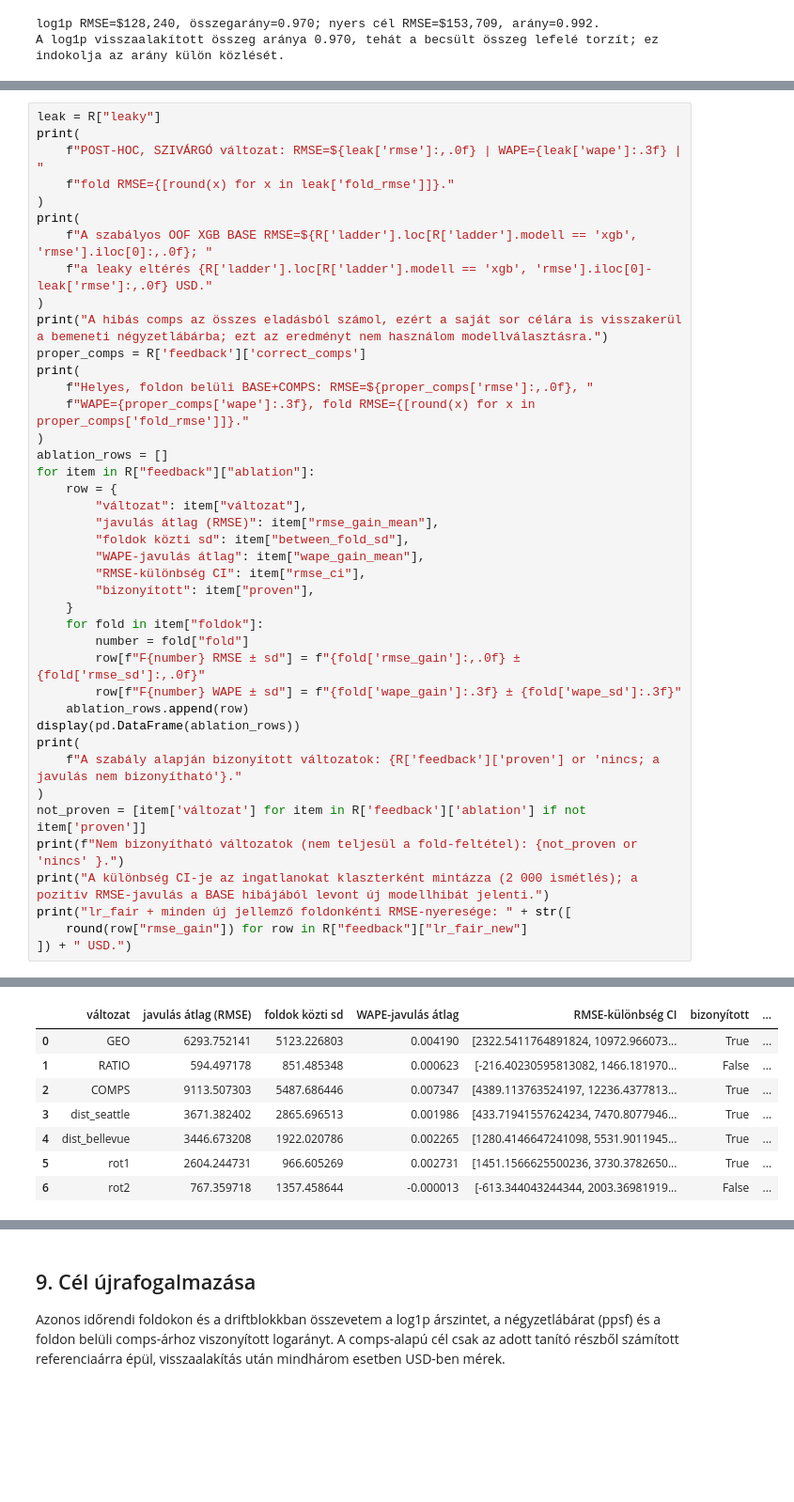
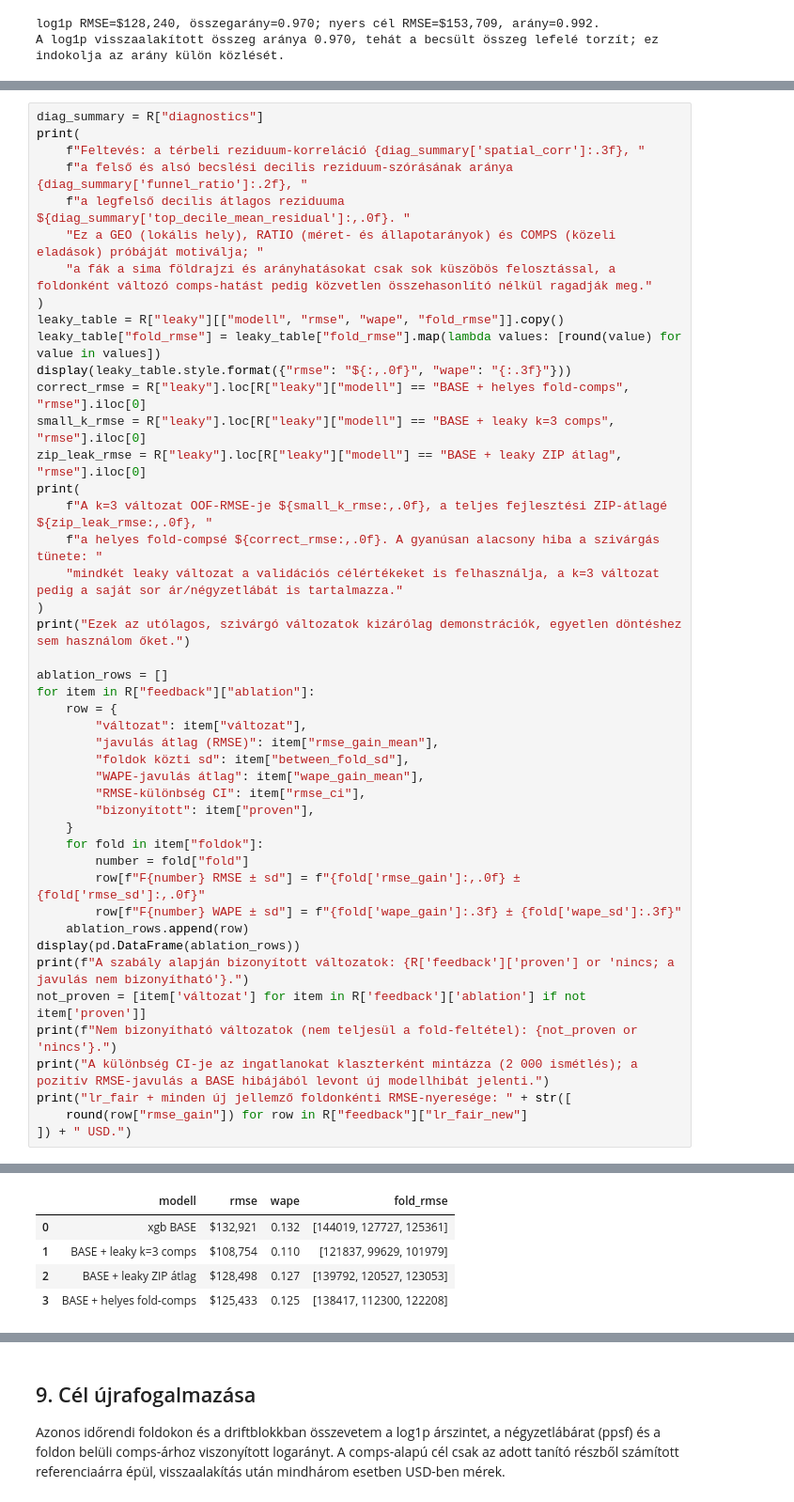
Before and after one commit to bakose23/Bakos-Eszter---data-science-kurzus, a Jupyter notebook: lesson 5/homework.ipynb, the cells around one changed output, grey strips where cells are left out. Shown at 94% size. Drawn from its saved outputs; the diff is of its cells as text; blank space fills up the shorter version.

Commit message:
Fix lesson 5 notebook diagnostics and comparisons
Co-authored-by: Copilot <223556219+Copilot@users.noreply.github.com>

```diff
--- a/lesson 5/homework.ipynb
+++ b/lesson 5/homework.ipynb
@@ -270,19 +323,25 @@ Ezután a GEO, RATIO és COMPS blokkokat, valamint a `dist_seattle`, `dist_belle
 # %%
-leak = R["leaky"]
+diag_summary = R["diagnostics"]
 print(
-    f"POST-HOC, SZIVÁRGÓ változat: RMSE=${leak['rmse']:,.0f} | WAPE={leak['wape']:.3f} | "
-    f"fold RMSE={[round(x) for x in leak['fold_rmse']]}."
+    f"Feltevés: a térbeli reziduum-korreláció {diag_summary['spatial_corr']:.3f}, "
+    f"a felső és alsó becslési decilis reziduum-szórásának aránya {diag_summary['funnel_ratio']:.2f}, "
+    f"a legfelső decilis átlagos reziduuma ${diag_summary['top_decile_mean_residual']:,.0f}. "
+    "Ez a GEO (lokális hely), RATIO (méret- és állapotarányok) és COMPS (közeli eladások) próbáját motiválja; "
+    "a fák a sima földrajzi és arányhatásokat csak sok küszöbös felosztással, a foldonként változó comps-hatást pedig közvetlen összehasonlító nélkül ragadják meg."
 )
+leaky_table = R["leaky"][["modell", "rmse", "wape", "fold_rmse"]].copy()
+leaky_table["fold_rmse"] = leaky_table["fold_rmse"].map(lambda values: [round(value) for value in values])
+display(leaky_table.style.format({"rmse": "${:,.0f}", "wape": "{:.3f}"}))
+correct_rmse = R["leaky"].loc[R["leaky"]["modell"] == "BASE + helyes fold-comps", "rmse"].iloc[0]
+small_k_rmse = R["leaky"].loc[R["leaky"]["modell"] == "BASE + leaky k=3 comps", "rmse"].iloc[0]
+zip_leak_rmse = R["leaky"].loc[R["leaky"]["modell"] == "BASE + leaky ZIP átlag", "rmse"].iloc[0]
 print(
-    f"A szabályos OOF XGB BASE RMSE=${R['ladder'].loc[R['ladder'].modell == 'xgb', 'rmse'].iloc[0]:,.0f}; "
-    f"a leaky eltérés {R['ladder'].loc[R['ladder'].modell == 'xgb', 'rmse'].iloc[0]-leak['rmse']:,.0f} USD."
+    f"A k=3 változat OOF-RMSE-je ${small_k_rmse:,.0f}, a teljes fejlesztési ZIP-átlagé ${zip_leak_rmse:,.0f}, "
+    f"a helyes fold-compsé ${correct_rmse:,.0f}. A gyanúsan alacsony hiba a szivárgás tünete: "
+    "mindkét leaky változat a validációs célértékeket is felhasználja, a k=3 változat pedig a saját sor ár/négyzetlábát is tartalmazza."
 )
-print("A hibás comps az összes eladásból számol, ezért a saját sor célára is visszakerül a bemeneti négyzetlábárba; ezt az eredményt nem használom modellválasztásra.")
-proper_comps = R['feedback']['correct_comps']
-print(
-    f"Helyes, foldon belüli BASE+COMPS: RMSE=${proper_comps['rmse']:,.0f}, "
-    f"WAPE={proper_comps['wape']:.3f}, fold RMSE={[round(x) for x in proper_comps['fold_rmse']]}."
-)
+print("Ezek az utólagos, szivárgó változatok kizárólag demonstrációk, egyetlen döntéshez sem használom őket.")
+
 ablation_rows = []
 for item in R["feedback"]["ablation"]:
     row = {
@@ -299,11 +358,9 @@ for item in R["feedback"]["ablation"]:
         row[f"F{number} WAPE ± sd"] = f"{fold['wape_gain']:.3f} ± {fold['wape_sd']:.3f}"
     ablation_rows.append(row)
 display(pd.DataFrame(ablation_rows))
-print(
-    f"A szabály alapján bizonyított változatok: {R['feedback']['proven'] or 'nincs; a javulás nem bizonyítható'}."
-)
+print(f"A szabály alapján bizonyított változatok: {R['feedback']['proven'] or 'nincs; a javulás nem bizonyítható'}.")
 not_proven = [item['változat'] for item in R['feedback']['ablation'] if not item['proven']]
-print(f"Nem bizonyítható változatok (nem teljesül a fold-feltétel): {not_proven or 'nincs' }.")
+print(f"Nem bizonyítható változatok (nem teljesül a fold-feltétel): {not_proven or 'nincs'}.")
 print("A különbség CI-je az ingatlanokat klaszterként mintázza (2 000 ismétlés); a pozitív RMSE-javulás a BASE hibájából levont új modellhibát jelenti.")
 print("lr_fair + minden új jellemző foldonkénti RMSE-nyeresége: " + str([
     round(row["rmse_gain"]) for row in R["feedback"]["lr_fair_new"]
@@ -316,8 +370,5 @@ Helyes, foldon belüli BASE+COMPS: RMSE=$125,221, WAPE=0.125, fold RMSE=[138459,
-|  | változat | javulás átlag (RMSE) | foldok közti sd | WAPE-javulás átlag | RMSE-különbség CI | bizonyított | ... |
-| 0 | GEO | 6293.752141 | 5123.226803 | 0.004190 | [2322.5411764891824, 10972.966073... | True | ... |
-| 1 | RATIO | 594.497178 | 851.485348 | 0.000623 | [-216.40230595813082, 1466.181970... | False | ... |
-| 2 | COMPS | 9113.507303 | 5487.686446 | 0.007347 | [4389.113763524197, 12236.4377813... | True | ... |
-| 3 | dist_seattle | 3671.382402 | 2865.696513 | 0.001986 | [433.71941557624234, 7470.8077946... | True | ... |
-| 4 | dist_bellevue | 3446.673208 | 1922.020786 | 0.002265 | [1280.4146647241098, 5531.9011945... | True | ... |
-| 5 | rot1 | 2604.244731 | 966.605269 | 0.002731 | [1451.1566625500236, 3730.3782650... | True | ... |
-| 6 | rot2 | 767.359718 | 1357.458644 | -0.000013 | [-613.344043244344, 2003.36981919... | False | ... |
+|  | modell | rmse | wape | fold_rmse |
+| 0 | xgb BASE | $132,921 | 0.132 | [144019, 127727, 125361] |
+| 1 | BASE + leaky k=3 comps | $108,754 | 0.110 | [121837, 99629, 101979] |
+| 2 | BASE + leaky ZIP átlag | $128,498 | 0.127 | [139792, 120527, 123053] |
+| 3 | BASE + helyes fold-comps | $125,433 | 0.125 | [138417, 112300, 122208] |
```
Also changed, not shown: parts of 14 cells of this notebook, 1 other file.
